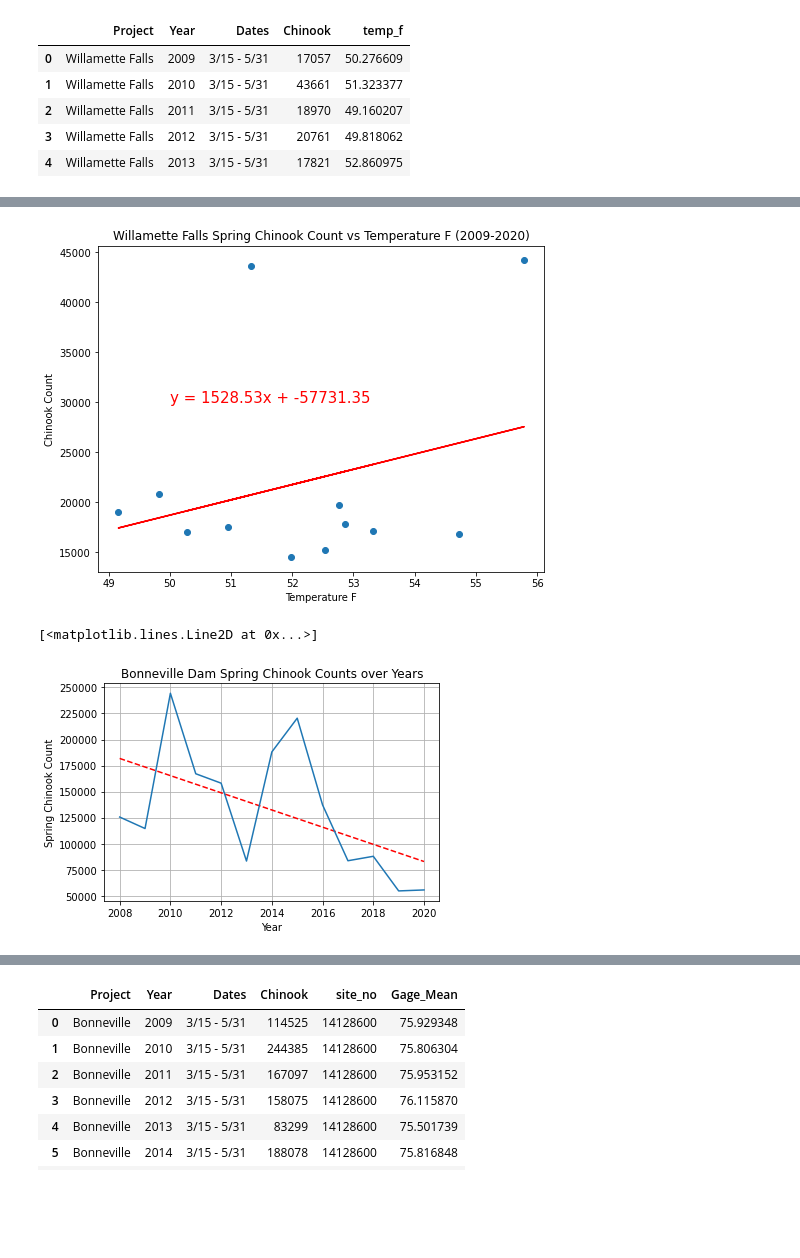
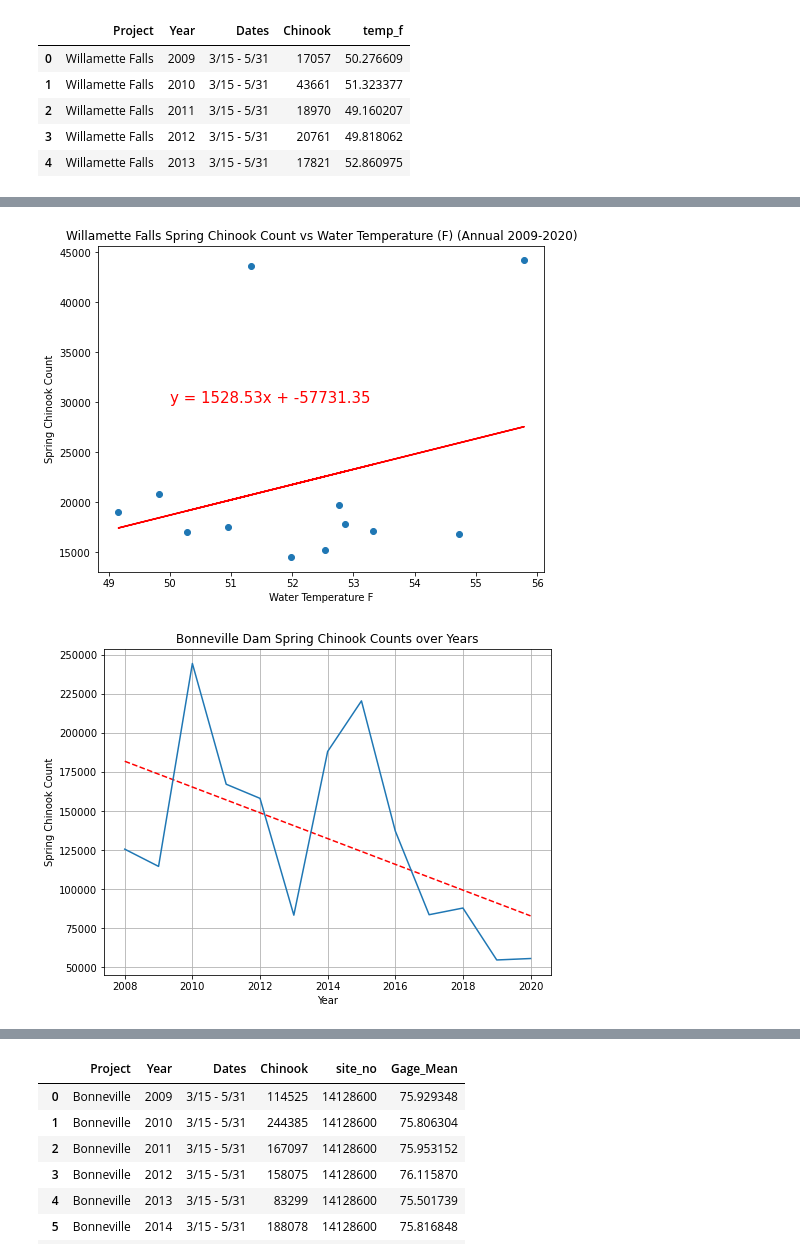
Before and after one commit to jayhjman/bootcamp-project1, a Jupyter notebook: last_willamette.ipynb, the cells around one changed output, grey strips where cells are left out. Cells and saved outputs as stored; diff of their text form; code cells hidden in the pictures; blank space fills up the shorter version.

```diff
--- a/last_willamette.ipynb
+++ b/last_willamette.ipynb
@@ -199,9 +199,9 @@ print(f"The r2-value is: {rvalue**2}")
 print(f"The p-value is: {pvalue}")
 
 fig, ax = plt.subplots(figsize=(8,6))
-ax.set_xlabel("Temperature F")
-ax.set_ylabel("Chinook Count")
-ax.set_title("Willamette Falls Spring Chinook Count vs Temperature F (2009-2020)")
+ax.set_xlabel("Water Temperature F")
+ax.set_ylabel("Spring Chinook Count")
+ax.set_title("Willamette Falls Spring Chinook Count vs Water Temperature (F) (Annual 2009-2020)")
 ax.annotate(line_eq, (50,30000), fontsize=15, color="red")
 ax.plot(willamette_annual_final["temp_f"], regress_values, "r-")
 ax.scatter(willamette_annual_final["temp_f"],willamette_annual_final["Chinook"])
@@ -214,4 +214,4 @@ The p-value is: 0.36390975780670765
-[figure, old version]
+[figure, new version]
 # %%
 #Courtney's Starts Here
 #Bonneville Dam Chinook Salmon Count
@@ -221,16 +221,17 @@ z = np.polyfit(yearly_bonneville_salmon_df["Year"], yearly_bonneville_salmon_df[
 p = np.poly1d(z)
 
 # Quick Plot of the Spring Chinook Counts over Years
-fig, ax = plt.subplots()
+fig, ax = plt.subplots(figsize=(8,6))
 ax.set_xlabel("Year")
 ax.set_ylabel("Spring Chinook Count")
 ax.set_title("Bonneville Dam Spring Chinook Counts over Years")
 ax.grid(True)
 ax.plot(yearly_bonneville_salmon_df["Year"],p(yearly_bonneville_salmon_df["Year"]),"r--")
 ax.plot(yearly_bonneville_salmon_df["Year"], yearly_bonneville_salmon_df["Chin"] )
+plt.savefig(annual_image_path + "bonn_annual_salmon.png")
+plt.show()
 # %% [output]
-[<matplotlib.lines.Line2D at 0x...>]
-[figure, old version]
+[figure, new version]
 # %%
 # Plot bar char distribution
 fig, ax = plt.subplots(figsize=(8,6))
```
Also changed, not shown: parts of 15 cells of this notebook, 15 other files.
